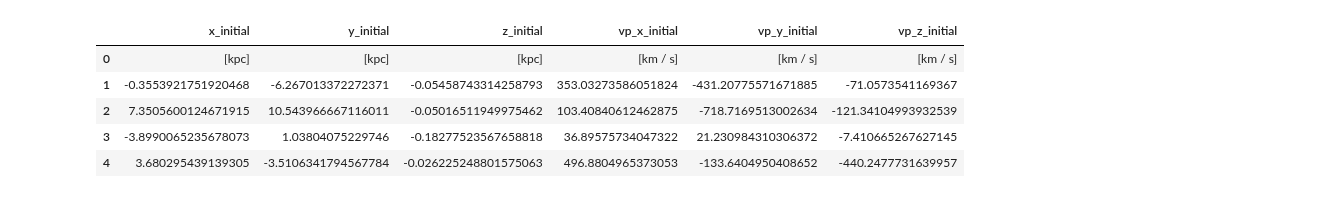
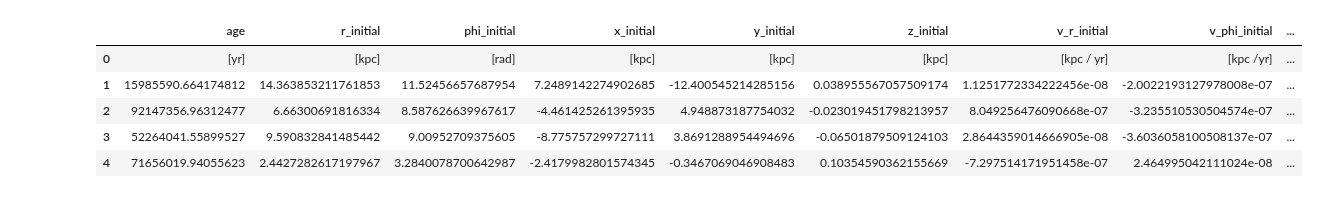
Before and after one commit to ice-csic-astroexotic/ML-Poppyns, a Jupyter notebook: examples/simulator/initial_population_plots.ipynb, the cells around one changed output. Drawn from its saved outputs; the diff is of its cells as text; code cells hidden in the pictures.

```diff
--- a/examples/simulator/initial_population_plots.ipynb
+++ b/examples/simulator/initial_population_plots.ipynb
@@ -42,15 +42,15 @@ rcParams["ytick.minor.size"] = "5.0"
 rcParams["ytick.minor.width"] = "1.7"
 rcParams["ytick.labelsize"] = "25"
 # %%
-data = pd.read_csv("./data/initial_population.txt")
+data = pd.read_csv("../data/initial_population.txt")
 data.head()
 # %% [output]
-|  | x_initial | y_initial | z_initial | vp_x_initial | vp_y_initial | vp_z_initial |
-| 0 | [kpc] | [kpc] | [kpc] | [km / s] | [km / s] | [km / s] |
-| 1 | -0.3553921751920468 | -6.267013372272371 | -0.05458743314258793 | 353.03273586051824 | -431.20775571671885 | -71.0573541169367 |
-| 2 | 7.3505600124671915 | 10.543966667116011 | -0.05016511949975462 | 103.40840612462875 | -718.7169513002634 | -121.34104993932539 |
-| 3 | -3.8990065235678073 | 1.03804075229746 | -0.18277523567658818 | 36.89575734047322 | 21.230984310306372 | -7.410665267627145 |
-| 4 | 3.680295439139305 | -3.5106341794567784 | -0.026225248801575063 | 496.8804965373053 | -133.6404950408652 | -440.2477731639957 |
+|  | age | r_initial | phi_initial | x_initial | y_initial | z_initial | v_r_initial | v_phi_initial | ... |
+| 0 | [yr] | [kpc] | [rad] | [kpc] | [kpc] | [kpc] | [kpc / yr] | [kpc /yr] | ... |
+| 1 | 15985590.664174812 | 14.363853211761853 | 11.52456657687954 | 7.2489142274902685 | -12.400545214285156 | 0.038955567057509174 | 1.1251772334222456e-08 | -2.0022193127978008e-07 | ... |
+| 2 | 92147356.96312477 | 6.66300691816334 | 8.587626639967617 | -4.461425261395935 | 4.948873187754032 | -0.023019451798213957 | 8.049256476090668e-07 | -3.235510530504574e-07 | ... |
+| 3 | 52264041.55899527 | 9.590832841485442 | 9.00952709375605 | -8.775757299727111 | 3.8691288954494696 | -0.06501879509124103 | 2.8644359014666905e-08 | -3.6036058100508137e-07 | ... |
+| 4 | 71656019.94055623 | 2.4427282617197967 | 3.2840078700642987 | -2.4179982801574345 | -0.3467069046908483 | 0.10354590362155669 | -7.297514171951458e-07 | 2.464995042111024e-08 | ... |
 # %%
 data = data[1:]
 data.head()
```
Also changed, not shown: parts of 6 cells of this notebook, 1 other file.
